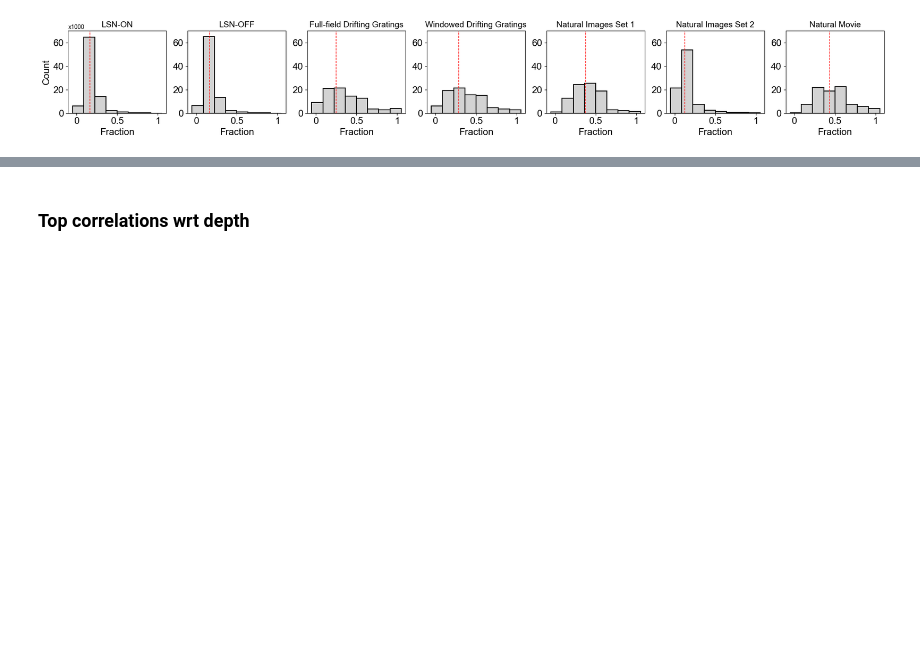
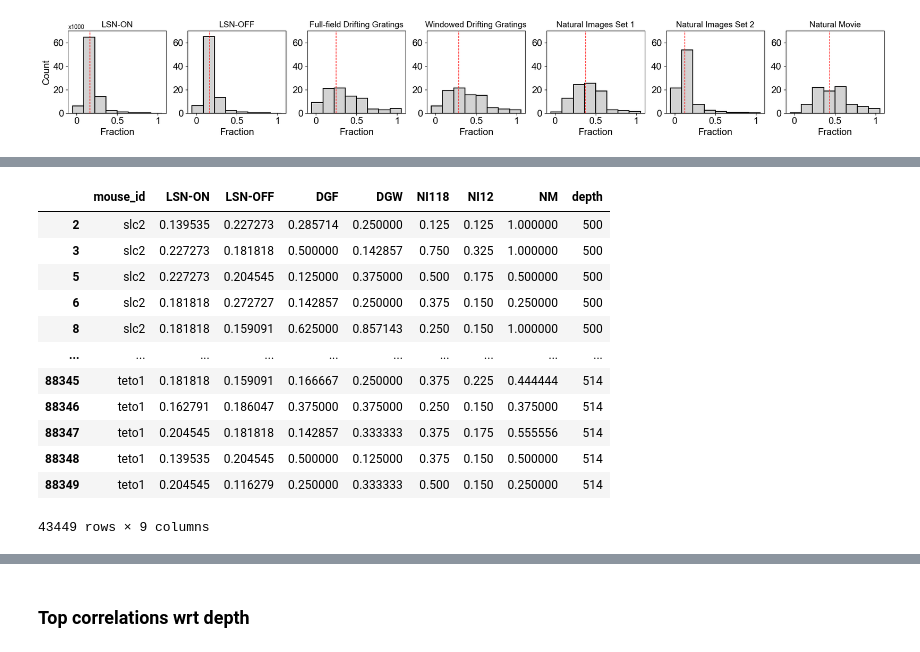
Before and after one commit to sherafatia/v1dd-public, a Jupyter notebook: notebooks/v1dd_figure3.ipynb, the cells around one changed output, grey strips where cells are left out. Drawn from its saved outputs; the diff is of its cells as text; code cells hidden in the pictures; blank space fills up the shorter version.

```diff
--- a/notebooks/v1dd_figure3.ipynb
+++ b/notebooks/v1dd_figure3.ipynb
@@ -187,0 +225,41 @@ plt.show()
+# %%
+res2 = ['mouse_id',
+       'frac_res_to_on',
+        'frac_res_to_off',
+        'frac_resp_dgf',
+        'frac_resp_dgw',
+        'frac_res_to_ns118', # please note the other fraction frac_resp_ns118 is from Chase h5 which is incorrect
+        'frac_res_to_ns12', # please note the other fraction frac_resp_ns12 is from Chase h5 which is incorrect
+        'frac_resp_nm',
+        'z'
+       ]
+features_2 = cell_info[cell_info['is_responsive'] == True][res2]  # features_2 is a dataframe with the 7 response reliability fractions and depth values (columns) for every cell (rows) across all mice
+# features_2 = cell_info[res2]  # features_2 is a dataframe with the 7 response reliability fractions and depth values (columns) for every cell (rows) across all mice
+
+
+features_2.rename(columns = {'mouse_id': 'mouse_id',
+       'frac_res_to_on': "LSN-ON",
+       'frac_res_to_off': "LSN-OFF",
+       'frac_resp_dgf':'DGF',
+       'frac_resp_dgw':'DGW',
+       'frac_res_to_ns118':'NI118',
+       'frac_res_to_ns12':'NI12',
+       'frac_resp_nm':'NM',
+       'z':'depth'},
+       inplace = True)
+
+features_2
+# %% [output]
+|  | mouse_id | LSN-ON | LSN-OFF | DGF | DGW | NI118 | NI12 | NM | depth |
+| 2 | slc2 | 0.139535 | 0.227273 | 0.285714 | 0.250000 | 0.125 | 0.125 | 1.000000 | 500 |
+| 3 | slc2 | 0.227273 | 0.181818 | 0.500000 | 0.142857 | 0.750 | 0.325 | 1.000000 | 500 |
+| 5 | slc2 | 0.227273 | 0.204545 | 0.125000 | 0.375000 | 0.500 | 0.175 | 0.500000 | 500 |
+| 6 | slc2 | 0.181818 | 0.272727 | 0.142857 | 0.250000 | 0.375 | 0.150 | 0.250000 | 500 |
+| 8 | slc2 | 0.181818 | 0.159091 | 0.625000 | 0.857143 | 0.250 | 0.150 | 1.000000 | 500 |
+| ... | ... | ... | ... | ... | ... | ... | ... | ... | ... |
+| 88345 | teto1 | 0.181818 | 0.159091 | 0.166667 | 0.250000 | 0.375 | 0.225 | 0.444444 | 514 |
+| 88346 | teto1 | 0.162791 | 0.186047 | 0.375000 | 0.375000 | 0.250 | 0.150 | 0.375000 | 514 |
+| 88347 | teto1 | 0.204545 | 0.181818 | 0.142857 | 0.333333 | 0.375 | 0.175 | 0.555556 | 514 |
+| 88348 | teto1 | 0.139535 | 0.204545 | 0.500000 | 0.125000 | 0.375 | 0.150 | 0.500000 | 514 |
+| 88349 | teto1 | 0.204545 | 0.116279 | 0.250000 | 0.333333 | 0.500 | 0.150 | 0.250000 | 514 |
+43449 rows × 9 columns
```
Also changed, not shown: parts of 4 cells of this notebook, 4 other files.
